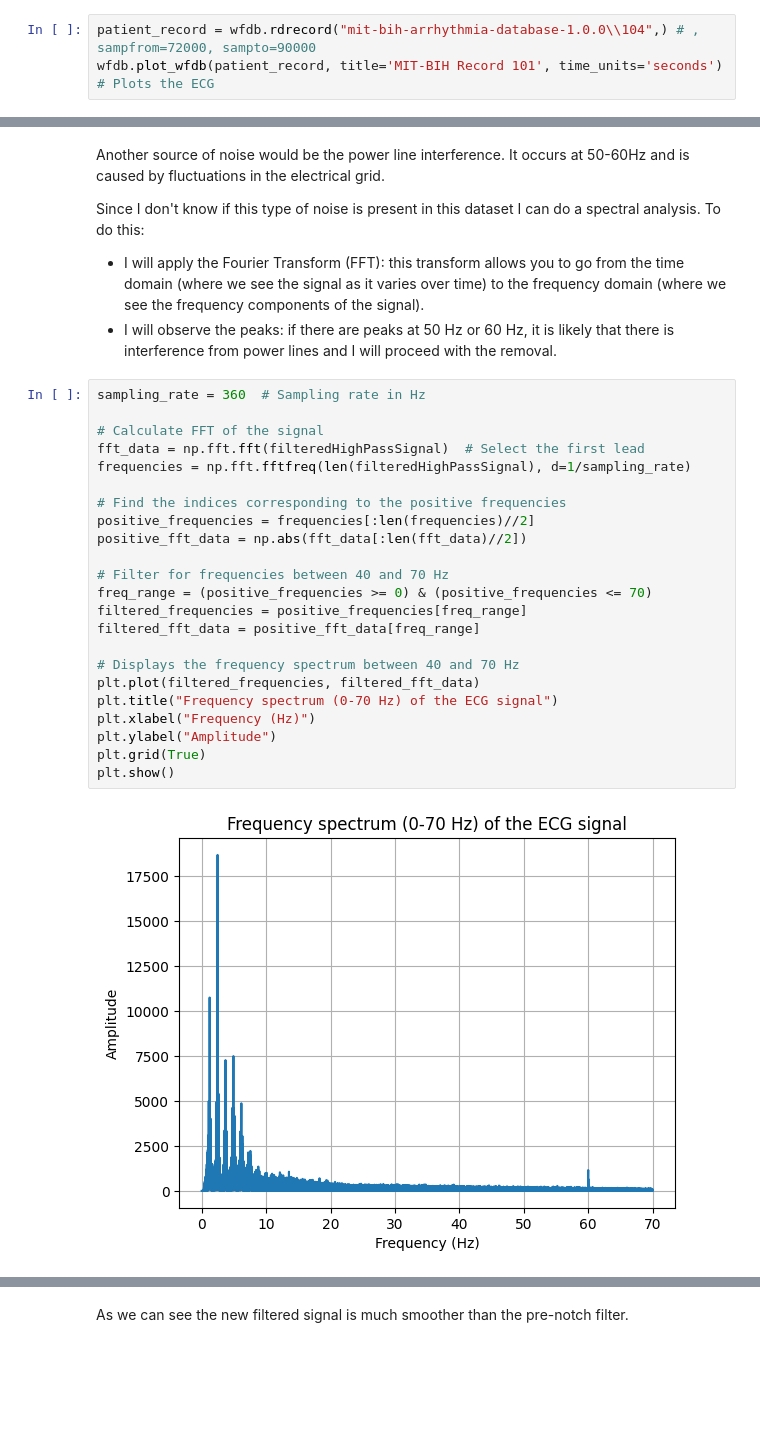
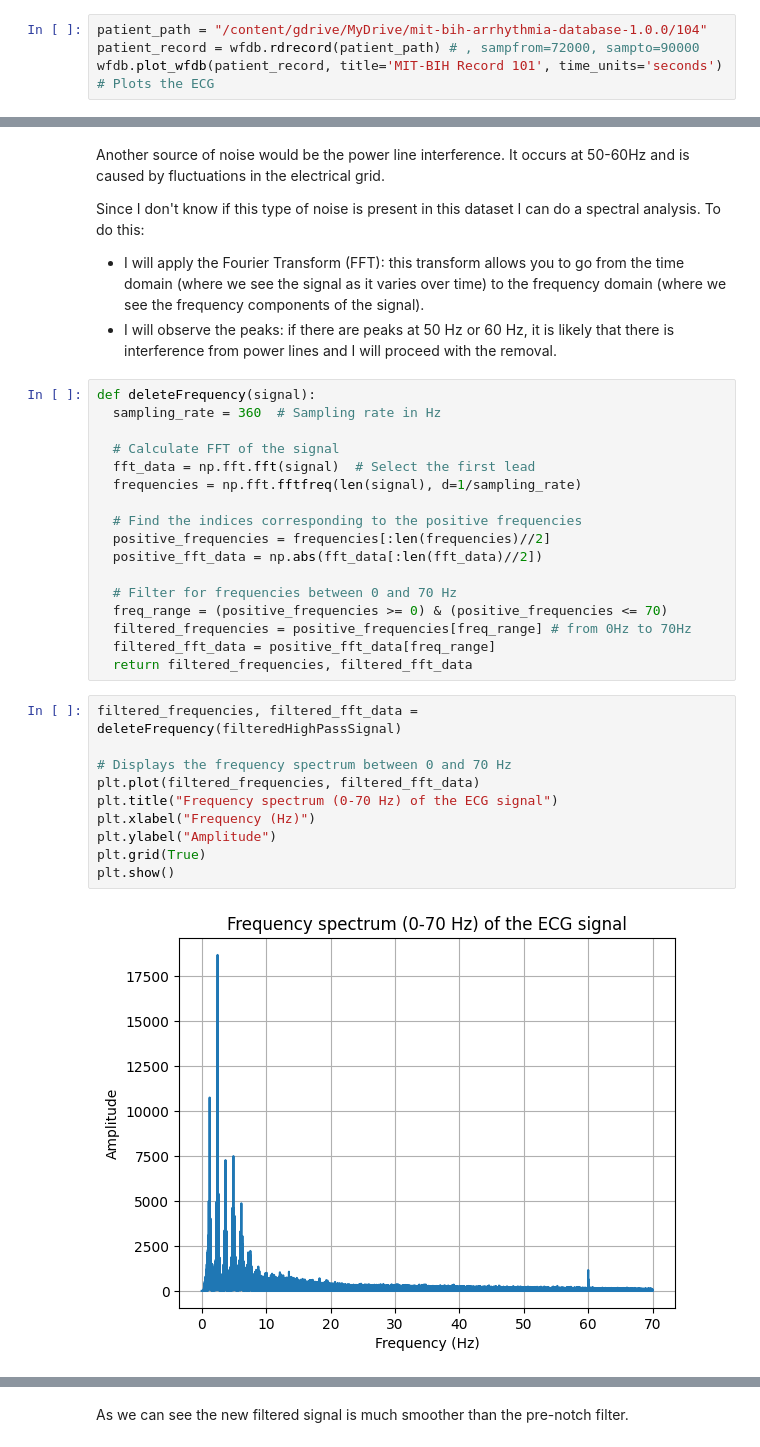
Before and after one commit to GiulioTaralli/Deep-Learning-Classification-MIT-BIH-Arrhythmia-Database, a Jupyter notebook: MIT_BIH_Arrhytmia_Classification.ipynb, the cells around one changed output, grey strips where cells are left out. Cells and saved outputs as stored; diff of their text form; blank space fills up the shorter version.

```diff
--- a/MIT_BIH_Arrhytmia_Classification.ipynb
+++ b/MIT_BIH_Arrhytmia_Classification.ipynb
@@ -30,7 +61,8 @@ $$\text{seconds} = \frac{\text{number of samples}}{\text{sampling frequency}} =
 
 * https://wfdb.readthedocs.io/en/latest/plot.html
 # %%
-patient_record = wfdb.rdrecord("mit-bih-arrhythmia-database-1.0.0\\104",) # , sampfrom=72000, sampto=90000
+patient_path = "/content/gdrive/MyDrive/mit-bih-arrhythmia-database-1.0.0/104"
+patient_record = wfdb.rdrecord(patient_path) # , sampfrom=72000, sampto=90000
 wfdb.plot_wfdb(patient_record, title='MIT-BIH Record 101', time_units='seconds') # Plots the ECG
 # %% [output]
 [figure]
@@ -127,27 +169,31 @@ Since I don't know if this type of noise is present in this dataset I can do a s
 - I will apply the Fourier Transform (FFT): this transform allows you to go from the time domain (where we see the signal as it varies over time) to the frequency domain (where we see the frequency components of the signal).
 - I will observe the peaks: if there are peaks at 50 Hz or 60 Hz, it is likely that there is interference from power lines and I will proceed with the removal.
 # %%
-sampling_rate = 360  # Sampling rate in Hz
+def deleteFrequency(signal):
+  sampling_rate = 360  # Sampling rate in Hz
 
-# Calculate FFT of the signal
-fft_data = np.fft.fft(filteredHighPassSignal)  # Select the first lead
-frequencies = np.fft.fftfreq(len(filteredHighPassSignal), d=1/sampling_rate)
+  # Calculate FFT of the signal
+  fft_data = np.fft.fft(signal)  # Select the first lead
+  frequencies = np.fft.fftfreq(len(signal), d=1/sampling_rate)
 
-# Find the indices corresponding to the positive frequencies
-positive_frequencies = frequencies[:len(frequencies)//2]
-positive_fft_data = np.abs(fft_data[:len(fft_data)//2])
+  # Find the indices corresponding to the positive frequencies
+  positive_frequencies = frequencies[:len(frequencies)//2]
+  positive_fft_data = np.abs(fft_data[:len(fft_data)//2])
 
-# Filter for frequencies between 40 and 70 Hz
-freq_range = (positive_frequencies >= 0) & (positive_frequencies <= 70)
-filtered_frequencies = positive_frequencies[freq_range]
-filtered_fft_data = positive_fft_data[freq_range]
-
-# Displays the frequency spectrum between 40 and 70 Hz
-plt.plot(filtered_frequencies, filtered_fft_data)
-plt.title("Frequency spectrum (0-70 Hz) of the ECG signal")
-plt.xlabel("Frequency (Hz)")
-plt.ylabel("Amplitude")
-plt.grid(True)
-plt.show()
+  # Filter for frequencies between 0 and 70 Hz
+  freq_range = (positive_frequencies >= 0) & (positive_frequencies <= 70)
+  filtered_frequencies = positive_frequencies[freq_range] # from 0Hz to 70Hz
+  filtered_fft_data = positive_fft_data[freq_range]
+  return filtered_frequencies, filtered_fft_data
-# %% [output]
-[figure, removed]
+# %%
+filtered_frequencies, filtered_fft_data = deleteFrequency(filteredHighPassSignal)
+
+# Displays the frequency spectrum between 0 and 70 Hz
+plt.plot(filtered_frequencies, filtered_fft_data)
+plt.title("Frequency spectrum (0-70 Hz) of the ECG signal")
+plt.xlabel("Frequency (Hz)")
+plt.ylabel("Amplitude")
+plt.grid(True)
+plt.show()
+# %% [output]
+[figure, added]
```
Also changed, not shown: parts of 45 cells of this notebook, 2 other files.
